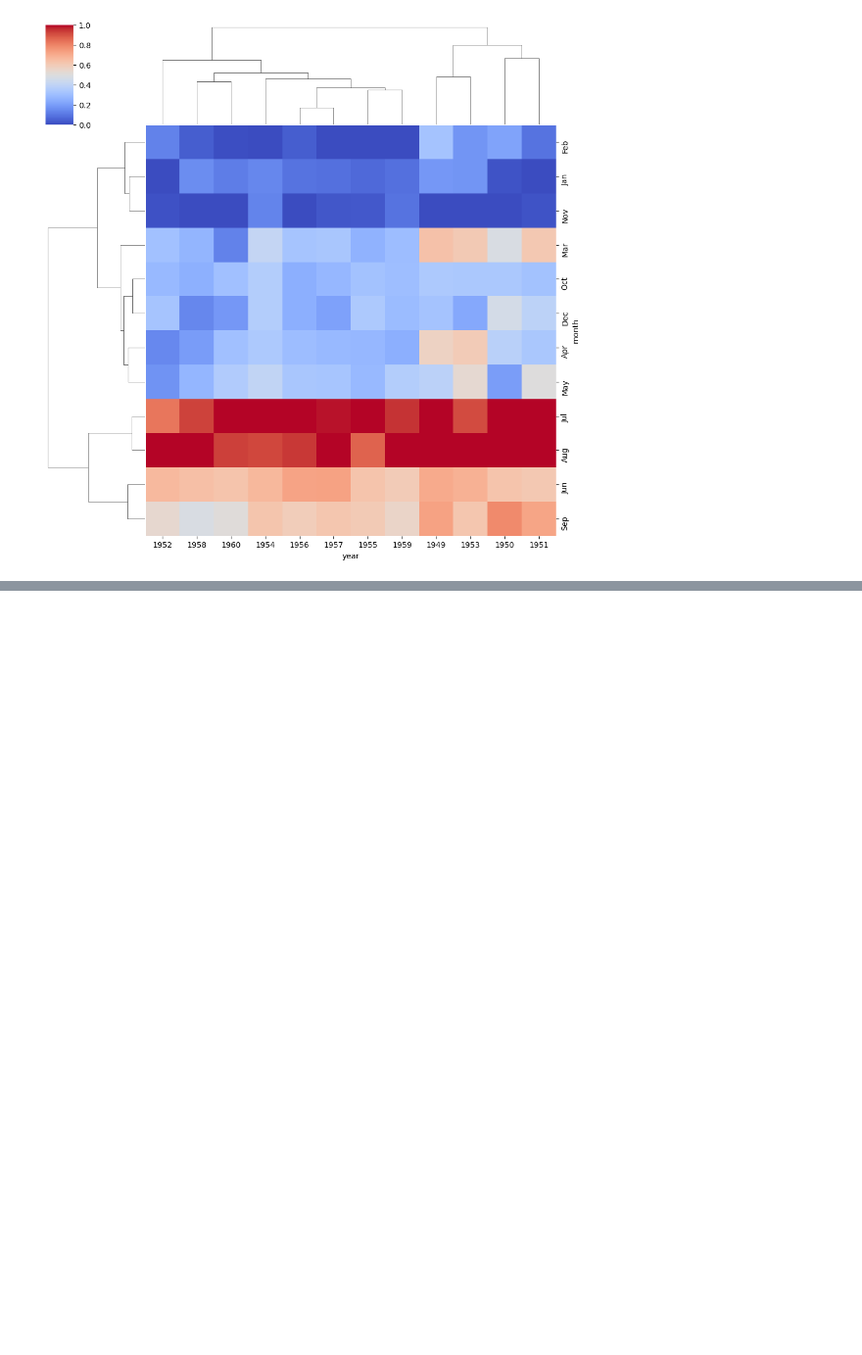
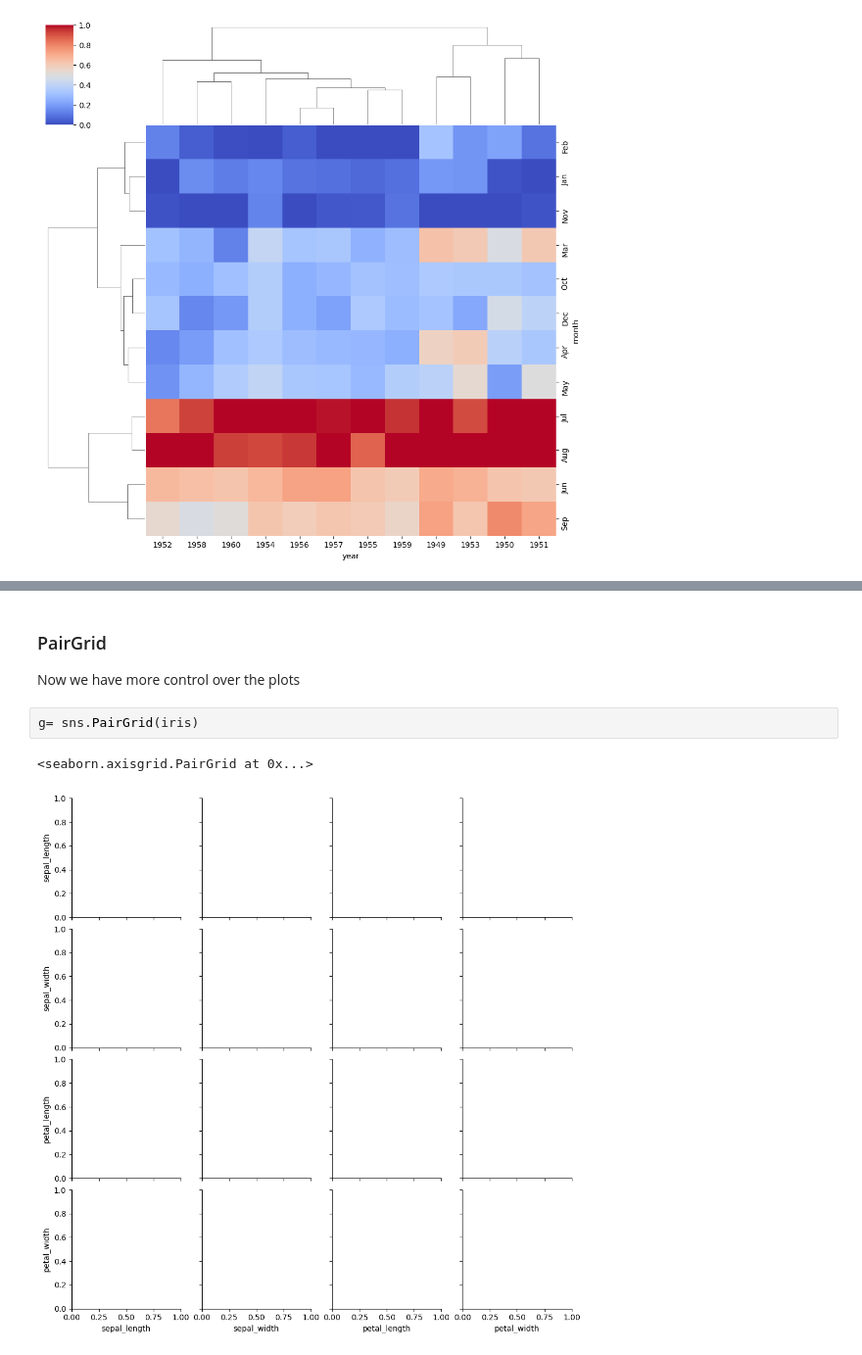
Before and after one commit to fahamin5149/Python-for-DS, a Jupyter notebook: 5-Seaborn/Seaborn.ipynb, the cells around one changed output, grey strips where cells are left out. Shown at 98% size. Drawn from its saved outputs; the diff is of its cells as text; blank space fills up the shorter version.

```diff
--- a/5-Seaborn/Seaborn.ipynb
+++ b/5-Seaborn/Seaborn.ipynb
@@ -342,0 +368,9 @@ sns.clustermap(fp, cmap='coolwarm', standard_scale=1)
+# %% [markdown]
+### PairGrid
+
+Now we have more control over the plots
+# %%
+g= sns.PairGrid(iris)
+# %% [output]
+<seaborn.axisgrid.PairGrid at 0x...>
+[figure, added]
```
Also changed, not shown: parts of 8 cells of this notebook.
